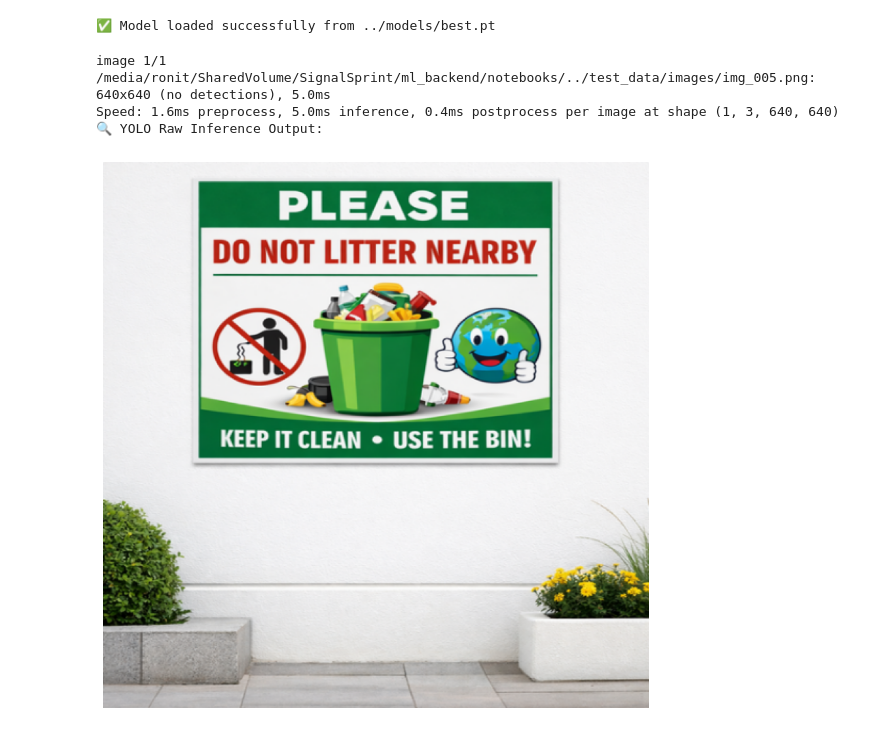
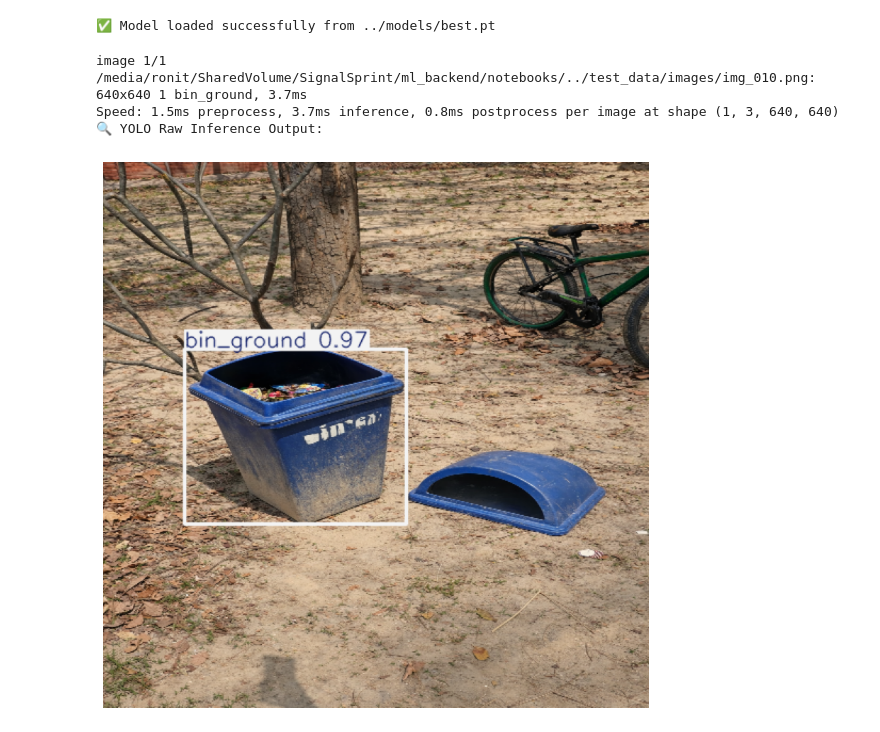
Before and after one commit to Ronit-k/SignalSprint, a Jupyter notebook: ml_backend/notebooks/pipeline.ipynb, the cells around one changed output. Saved outputs shown, nothing was run; the diff lists cells and outputs as text; code cells hidden in the pictures.

```diff
--- a/ml_backend/notebooks/pipeline.ipynb
+++ b/ml_backend/notebooks/pipeline.ipynb
@@ -34,22 +34,22 @@ print(f"✅ Model loaded successfully from {MODEL_PATH}")
 ✅ Model loaded successfully from ../models/best.pt
 # %%
 # Point this to an image in your test set
-TEST_IMAGE_PATH = "../test_data/images/img_006.png"
+TEST_IMAGE_PATH = "../test_data/images/img_010.png"
 
 # Run inference! (conf=0.5 means we only want predictions it is at least 50% sure about)
 results = model.predict(source=TEST_IMAGE_PATH, conf=0.7)
 
 # Extract the first result (since we only passed one image)
 result = results[0]
 
 # YOLO has a built-in .plot() function that draws the boxes for you
 annotated_img = result.plot()
 
 print("🔍 YOLO Raw Inference Output:")
 display_image(annotated_img)
 # %% [output]
-image 1/1 /media/ronit/SharedVolume/SignalSprint/ml_backend/notebooks/../test_data/images/img_005.png: 640x640 (no detections), 5.0ms
-Speed: 1.6ms preprocess, 5.0ms inference, 0.4ms postprocess per image at shape (1, 3, 640, 640)
+image 1/1 /media/ronit/SharedVolume/SignalSprint/ml_backend/notebooks/../test_data/images/img_010.png: 640x640 1 bin_ground, 3.7ms
+Speed: 1.5ms preprocess, 3.7ms inference, 0.8ms postprocess per image at shape (1, 3, 640, 640)
 🔍 YOLO Raw Inference Output:
-[figure, old version]
+[figure, new version]
 # %%
```
Also changed, not shown: parts of 1 cell of this notebook.
